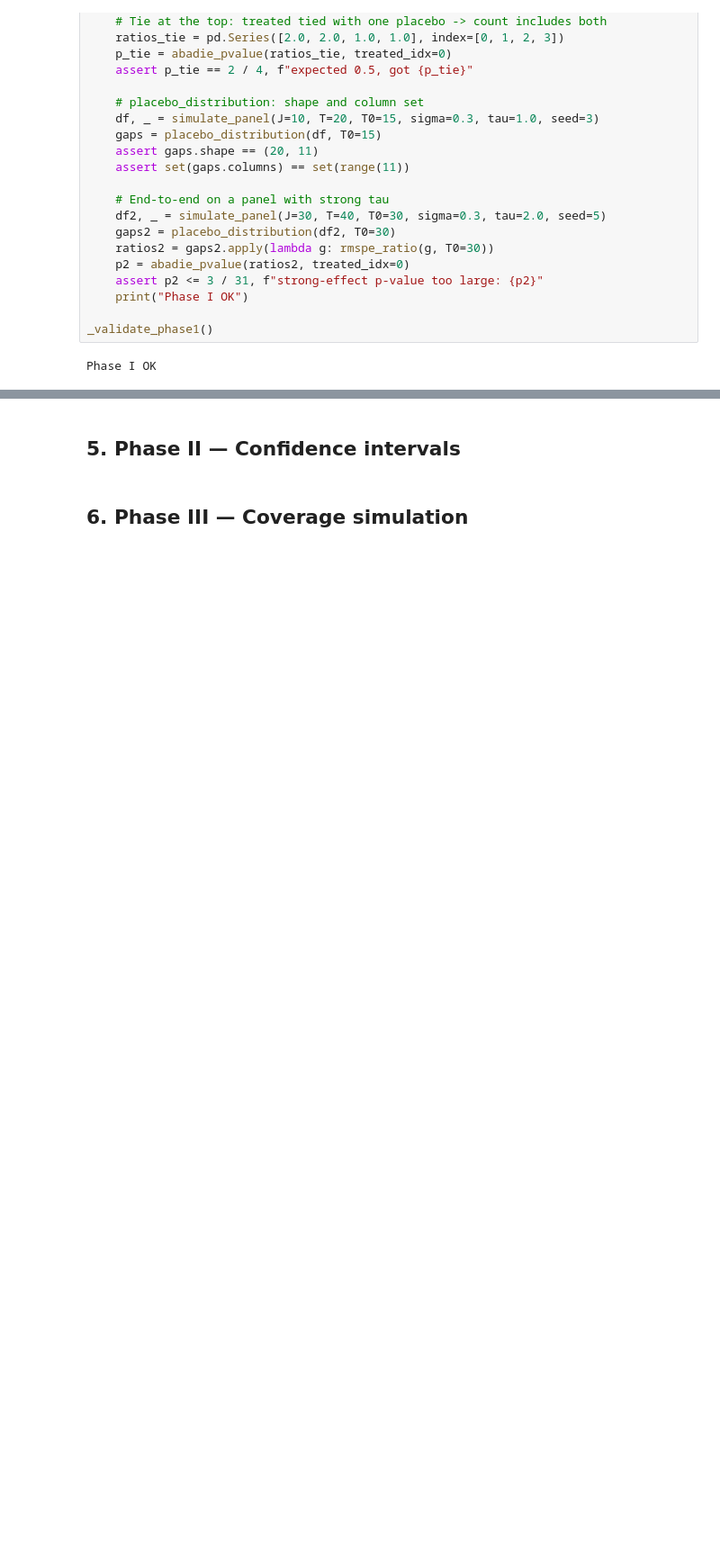
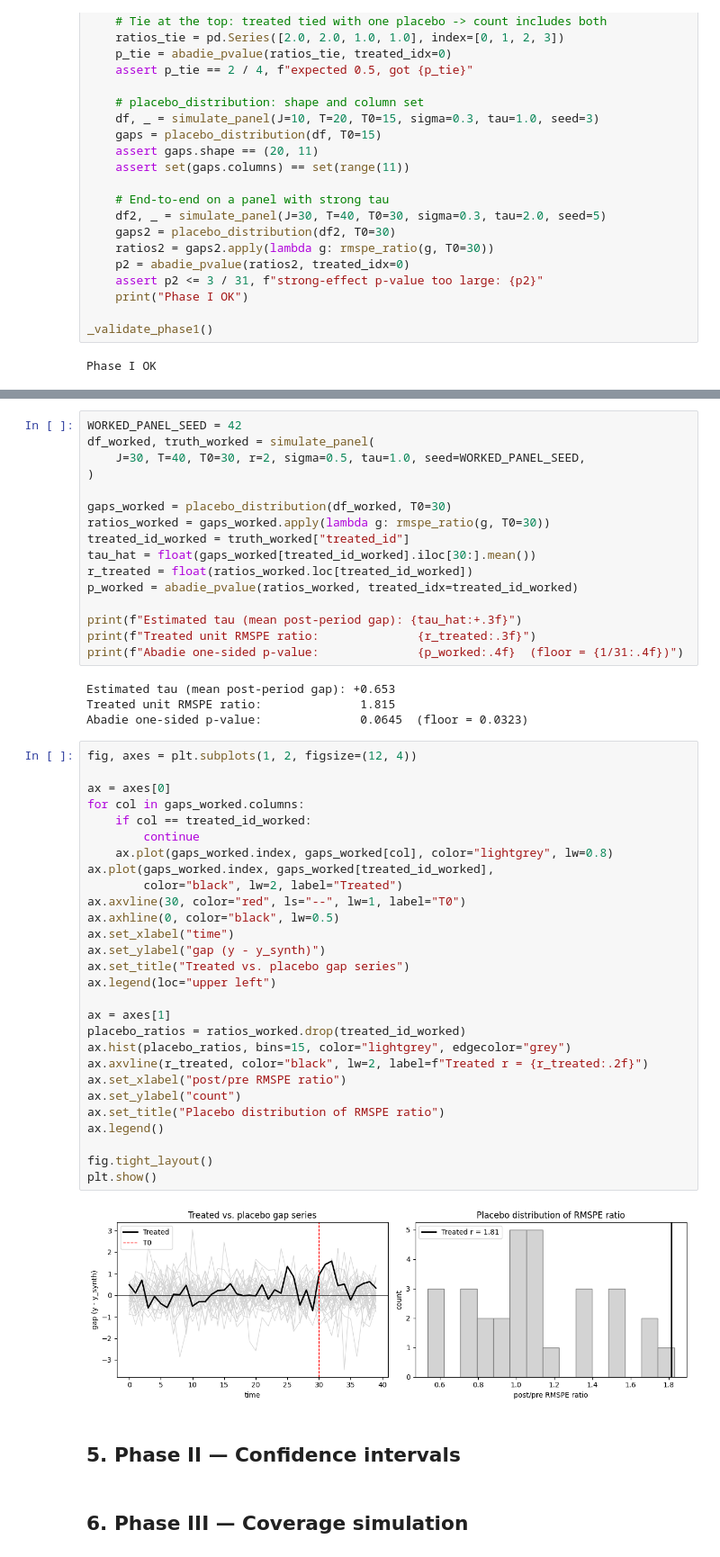
Before and after one commit to AlxndrMlk/causality, a Jupyter notebook: 40 - Synth Control Inference.ipynb, the cells around one changed output, grey strips where cells are left out. Shown at 90% size. Cells and saved outputs as stored; diff of their text form; blank space fills up the shorter version.

Commit message:
feat(synth-ctrl): Phase I worked example + diagnostic plot

```diff
--- a/40 - Synth Control Inference.ipynb
+++ b/40 - Synth Control Inference.ipynb
@@ -222,3 +228,53 @@ Phase I OK
+# %%
+WORKED_PANEL_SEED = 42
+df_worked, truth_worked = simulate_panel(
+    J=30, T=40, T0=30, r=2, sigma=0.5, tau=1.0, seed=WORKED_PANEL_SEED,
+)
+
+gaps_worked = placebo_distribution(df_worked, T0=30)
+ratios_worked = gaps_worked.apply(lambda g: rmspe_ratio(g, T0=30))
+treated_id_worked = truth_worked["treated_id"]
+tau_hat = float(gaps_worked[treated_id_worked].iloc[30:].mean())
+r_treated = float(ratios_worked.loc[treated_id_worked])
+p_worked = abadie_pvalue(ratios_worked, treated_idx=treated_id_worked)
+
+print(f"Estimated tau (mean post-period gap): {tau_hat:+.3f}")
+print(f"Treated unit RMSPE ratio:              {r_treated:.3f}")
+print(f"Abadie one-sided p-value:              {p_worked:.4f}  (floor = {1/31:.4f})")
+# %% [output]
+Estimated tau (mean post-period gap): +0.653
+Treated unit RMSPE ratio:              1.815
+Abadie one-sided p-value:              0.0645  (floor = 0.0323)
+# %%
+fig, axes = plt.subplots(1, 2, figsize=(12, 4))
+
+ax = axes[0]
+for col in gaps_worked.columns:
+    if col == treated_id_worked:
+        continue
+    ax.plot(gaps_worked.index, gaps_worked[col], color="lightgrey", lw=0.8)
+ax.plot(gaps_worked.index, gaps_worked[treated_id_worked],
+        color="black", lw=2, label="Treated")
+ax.axvline(30, color="red", ls="--", lw=1, label="T0")
+ax.axhline(0, color="black", lw=0.5)
+ax.set_xlabel("time")
+ax.set_ylabel("gap (y - y_synth)")
+ax.set_title("Treated vs. placebo gap series")
+ax.legend(loc="upper left")
+
+ax = axes[1]
+placebo_ratios = ratios_worked.drop(treated_id_worked)
+ax.hist(placebo_ratios, bins=15, color="lightgrey", edgecolor="grey")
+ax.axvline(r_treated, color="black", lw=2, label=f"Treated r = {r_treated:.2f}")
+ax.set_xlabel("post/pre RMSPE ratio")
+ax.set_ylabel("count")
+ax.set_title("Placebo distribution of RMSPE ratio")
+ax.legend()
+
+fig.tight_layout()
+plt.show()
+# %% [output]
+[figure, added]
 # %% [markdown]
 ## 5. Phase II — Confidence intervals
 # %% [markdown]
```
Also changed, not shown: parts of 1 cell of this notebook, 1 other file.
